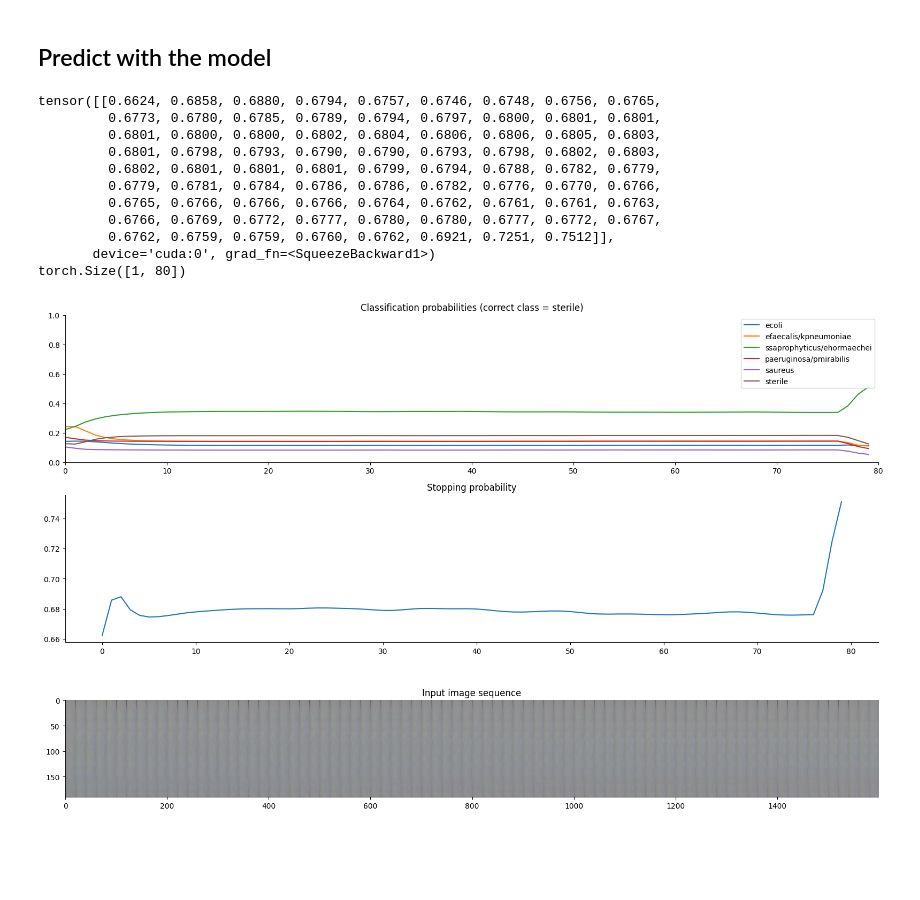
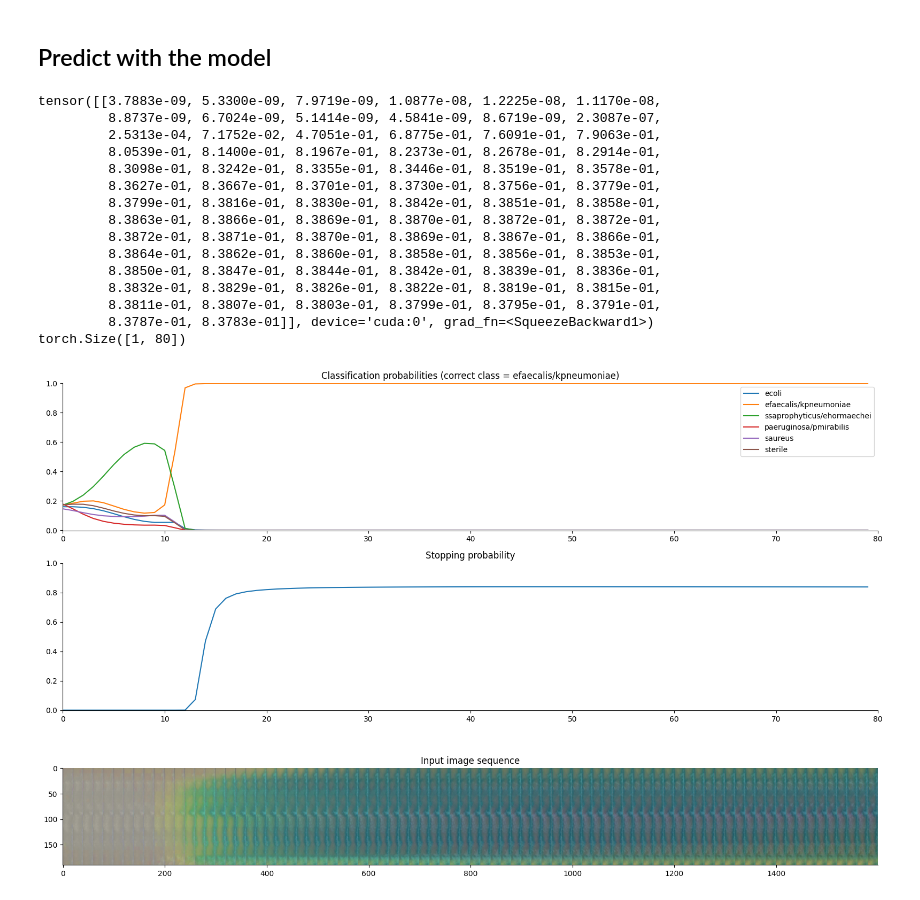
Before and after one commit to nhsak/ELECTS_early_time_series, a Jupyter notebook: elects.ipynb, the cells around one changed output. Cells and saved outputs as stored; diff of their text form; code cells hidden in the pictures; blank space fills up the shorter version.

```diff
--- a/elects.ipynb
+++ b/elects.ipynb
@@ -21,8 +21,8 @@ CLASSES = ['ecoli', 'efaecalis/kpneumoniae', 'ssaprophyticus/ehormaechei',
 # %%
 script_dir = os.path.dirname(os.path.dirname(os.path.dirname(os.getcwd())))
 print(script_dir)
-root_dir = os.path.join(script_dir,  "BugSenseData/Usable")
-ds = BugSenseData(root_dir, partition="eval", sequencelength=80)
+root_dir = os.path.join(script_dir,  "BugSenseData/Usable/test")
+ds = BugSenseData(root_dir, partition="eval", sequencelength=80, split_ratio=(0,0,1))
 model = EarlyRNN()
 model.eval()
 model.load_state_dict(torch.load("/media/storage/users/go98kef/snapshots/bugsense_model.pth"))
@@ -68,42 +68,47 @@ fig, axs = plt.subplots(3, 1, figsize=(16, 10))
 
 # Classification probabilities
 ax = axs[0]
 ax.plot(log_class_probabilities.squeeze().cpu().exp().detach().numpy())
 ax.set_ylim(0, 1)
 ax.set_xlim(0, 80)
 ax.legend(CLASSES, loc=1)
 ax.set_title(f"Classification probabilities (correct class = {CLASSES[y[0]]})")
 
 # Stopping probability
 ax = axs[1]
 ax.plot( probability_stopping.squeeze().cpu().detach().numpy())
 ax.set_title("Stopping probability")
-# ax.set_ylim(0, 1)
+ax.set_ylim(0, 1)
+ax.set_xlim(0, 80)
 sns.despine(offset=0.2)
 
 # Input sequence visualization
 ax = axs[2]
 X_np = X.cpu().detach().numpy()  # Shape: [80, 3, 190, 20]
 X_np = np.transpose(X_np, (1, 2, 3, 0))  # Shape: [80, 190, 20, 3] for RGB
 
 # Create a montage of images along the time axis
 montage = np.concatenate(X_np, axis=1)  # Stack along the width
 ax.imshow(montage)
 ax.set_title("Input image sequence")
 # ax.axis("off")
 
 plt.tight_layout()
 plt.show()
 # %% [output]
-tensor([[0.6624, 0.6858, 0.6880, 0.6794, 0.6757, 0.6746, 0.6748, 0.6756, 0.6765,
-         0.6773, 0.6780, 0.6785, 0.6789, 0.6794, 0.6797, 0.6800, 0.6801, 0.6801,
-         0.6801, 0.6800, 0.6800, 0.6802, 0.6804, 0.6806, 0.6806, 0.6805, 0.6803,
-         0.6801, 0.6798, 0.6793, 0.6790, 0.6790, 0.6793, 0.6798, 0.6802, 0.6803,
-         0.6802, 0.6801, 0.6801, 0.6801, 0.6799, 0.6794, 0.6788, 0.6782, 0.6779,
-         0.6779, 0.6781, 0.6784, 0.6786, 0.6786, 0.6782, 0.6776, 0.6770, 0.6766,
-         0.6765, 0.6766, 0.6766, 0.6766, 0.6764, 0.6762, 0.6761, 0.6761, 0.6763,
-         0.6766, 0.6769, 0.6772, 0.6777, 0.6780, 0.6780, 0.6777, 0.6772, 0.6767,
-         0.6762, 0.6759, 0.6759, 0.6760, 0.6762, 0.6921, 0.7251, 0.7512]],
-       device='cuda:0', grad_fn=<SqueezeBackward1>)
+tensor([[3.7883e-09, 5.3300e-09, 7.9719e-09, 1.0877e-08, 1.2225e-08, 1.1170e-08,
+         8.8737e-09, 6.7024e-09, 5.1414e-09, 4.5841e-09, 8.6719e-09, 2.3087e-07,
+         2.5313e-04, 7.1752e-02, 4.7051e-01, 6.8775e-01, 7.6091e-01, 7.9063e-01,
+         8.0539e-01, 8.1400e-01, 8.1967e-01, 8.2373e-01, 8.2678e-01, 8.2914e-01,
+         8.3098e-01, 8.3242e-01, 8.3355e-01, 8.3446e-01, 8.3519e-01, 8.3578e-01,
+         8.3627e-01, 8.3667e-01, 8.3701e-01, 8.3730e-01, 8.3756e-01, 8.3779e-01,
+         8.3799e-01, 8.3816e-01, 8.3830e-01, 8.3842e-01, 8.3851e-01, 8.3858e-01,
+         8.3863e-01, 8.3866e-01, 8.3869e-01, 8.3870e-01, 8.3872e-01, 8.3872e-01,
+         8.3872e-01, 8.3871e-01, 8.3870e-01, 8.3869e-01, 8.3867e-01, 8.3866e-01,
+         8.3864e-01, 8.3862e-01, 8.3860e-01, 8.3858e-01, 8.3856e-01, 8.3853e-01,
+         8.3850e-01, 8.3847e-01, 8.3844e-01, 8.3842e-01, 8.3839e-01, 8.3836e-01,
+         8.3832e-01, 8.3829e-01, 8.3826e-01, 8.3822e-01, 8.3819e-01, 8.3815e-01,
+         8.3811e-01, 8.3807e-01, 8.3803e-01, 8.3799e-01, 8.3795e-01, 8.3791e-01,
+         8.3787e-01, 8.3783e-01]], device='cuda:0', grad_fn=<SqueezeBackward1>)
 torch.Size([1, 80])
-[figure, old version]
+[figure, new version]
```
Also changed, not shown: parts of 1 cell of this notebook, 2 other files.
